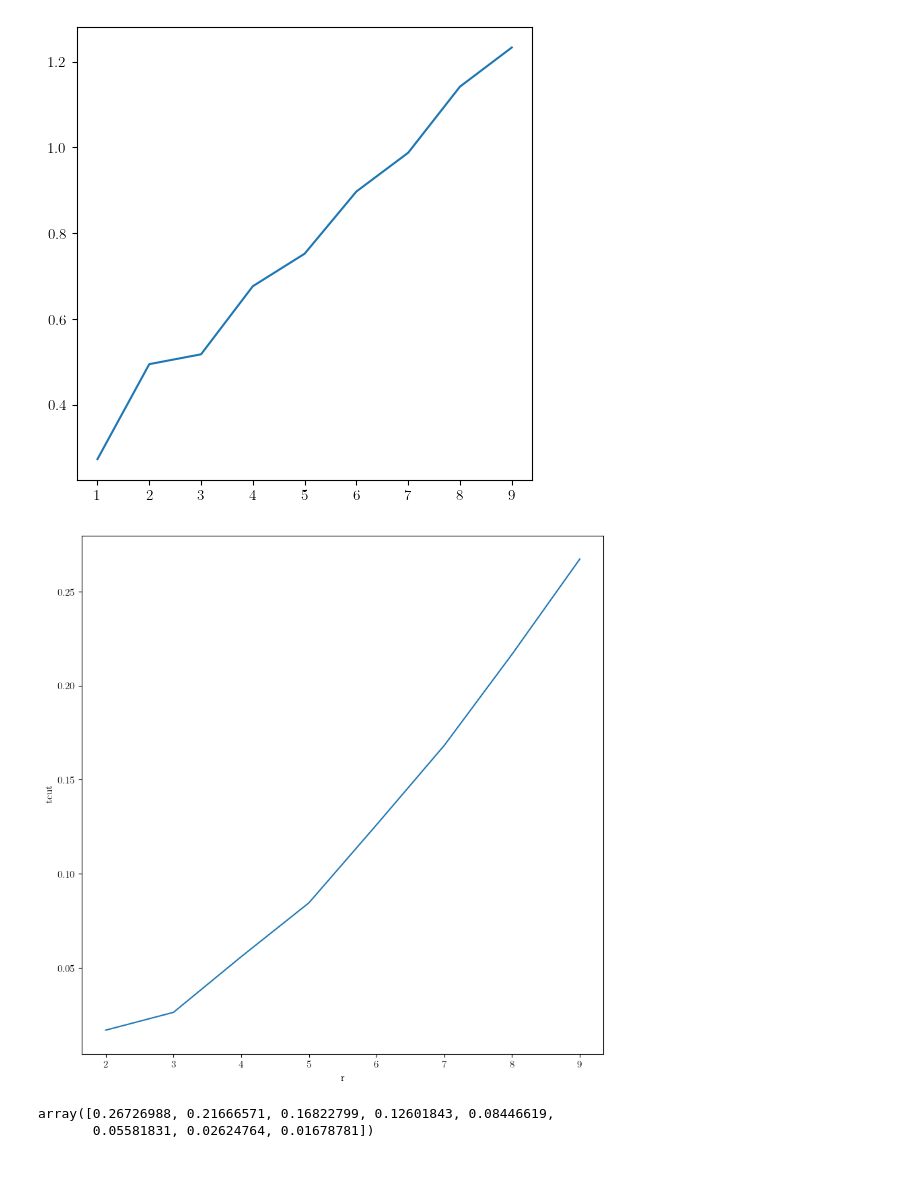
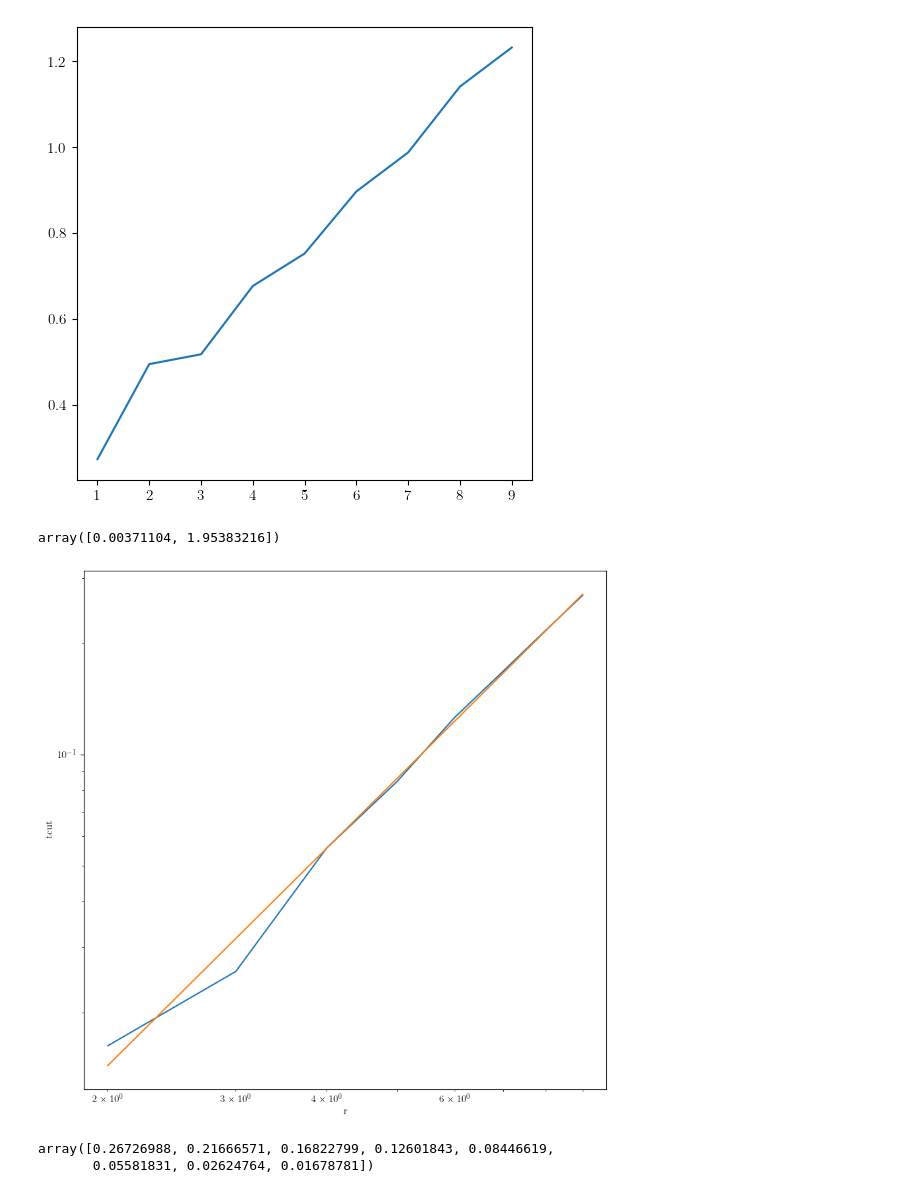
Before and after one commit to mkm2/WorkingFolder, a Jupyter notebook: final_runs/chapter_3/Krylov/ShortTimes.ipynb, the cells around one changed output. Saved outputs shown, nothing was run; the diff lists cells and outputs as text; code cells hidden in the pictures.

```diff
--- a/final_runs/chapter_3/Krylov/ShortTimes.ipynb
+++ b/final_runs/chapter_3/Krylov/ShortTimes.ipynb
@@ -342,7 +358,7 @@ plt.savefig(figurepath/"contours_zz_all.pdf",format="pdf",bbox_inches='tight',dp
 # %%
 popt_zz = []
 perr_zz = []
-tfitmax = [35,35,25,25,25,25,25,15,15,15]
+tfitmax = [45,45,35,35,25,25,15,10,10,10]
 tfitmin = [0,0,0,0,0,0,0,0,0,0]
 tmin = [1,1,1,1,1,1,1,1,1]
 for j in range(0,10):
@@ -399,0 +403,3 @@ for j in range(0,9):
+# %%
+for j in range(0,10):
+    print((popt_zz[j][1]-2)/2*100)
@@ -400,6 +417,6 @@ for j in range(0,9):
 # %%
-tcut_zz = np.zeros(9)
-for j in range(0,9):
+tcut_zz = np.zeros(8)
+for j in range(0,8):
     tcut_zz[j] = (popt_zz[j][0]/popt_zz_nn[j][0])**(1/(popt_zz_nn[j][1]-popt_zz[j][1]))
     print(tcut_zz[j])
 # %% [output]
@@ -509,15 +636,22 @@ plt.plot(rvals[0:9],[(2/popt_zz_nn[j][0])**(1/popt_zz_nn[j][1]) for j in range(0
 # %% [output]
 [<matplotlib.lines.Line2D at 0x...>]
 [figure]
+# %%
+fit = curve_fit(model,rvals[0:8],tcut_zz)[0]
+# %%
+fit
+# %% [output]
+array([0.00371104, 1.95383216])
 # %%
 fig = plt.figure(figsize=(10,10))
 ax = fig.add_subplot(111)
-ax.plot(rvals[0:8],tcut)
+ax.loglog(rvals[0:8],tcut_zz)
+ax.loglog(rvals[0:8],model(rvals[0:8],*fit))
 ax.set_ylabel("tcut")
 ax.set_xlabel("r")
 plt.show()
 # %% [output]
-[figure, old version]
+[figure, new version]
 # %%
 tcut
 # %% [output]
```
Also changed, not shown: parts of 40 cells of this notebook, 37 other files.
